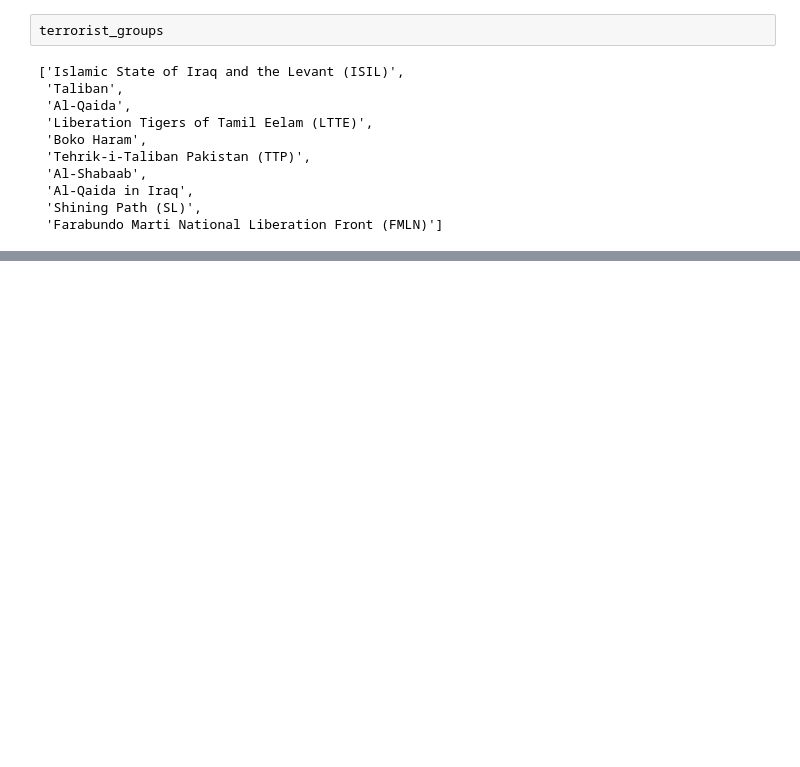
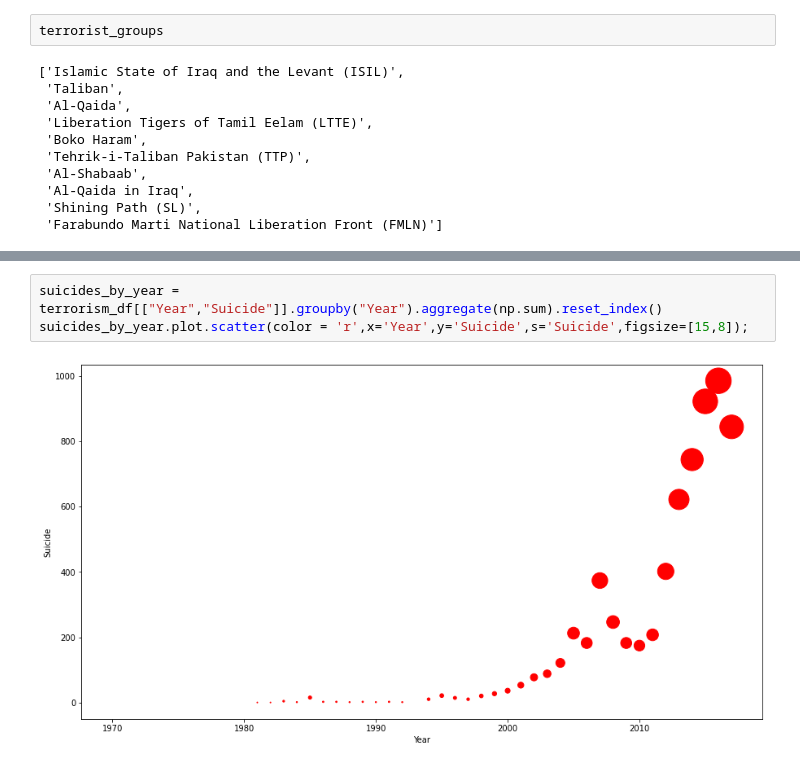
Before and after one commit to vak1997/Global-Terrorism, a Jupyter notebook: Global_Terrorism_Analysis_Capstone_Project.ipynb, the cells around one changed output, grey strips where cells are left out. Saved outputs shown, nothing was run; the diff lists cells and outputs as text; blank space fills up the shorter version.

```diff
--- a/Global_Terrorism_Analysis_Capstone_Project.ipynb
+++ b/Global_Terrorism_Analysis_Capstone_Project.ipynb
@@ -395,0 +437,5 @@ ValueError: ignored
+# %%
+suicides_by_year = terrorism_df[["Year","Suicide"]].groupby("Year").aggregate(np.sum).reset_index()
+suicides_by_year.plot.scatter(color = 'r',x='Year',y='Suicide',s='Suicide',figsize=[15,8]);
+# %% [output]
+[figure, added]
```
Also changed, not shown: parts of 9 cells of this notebook.
